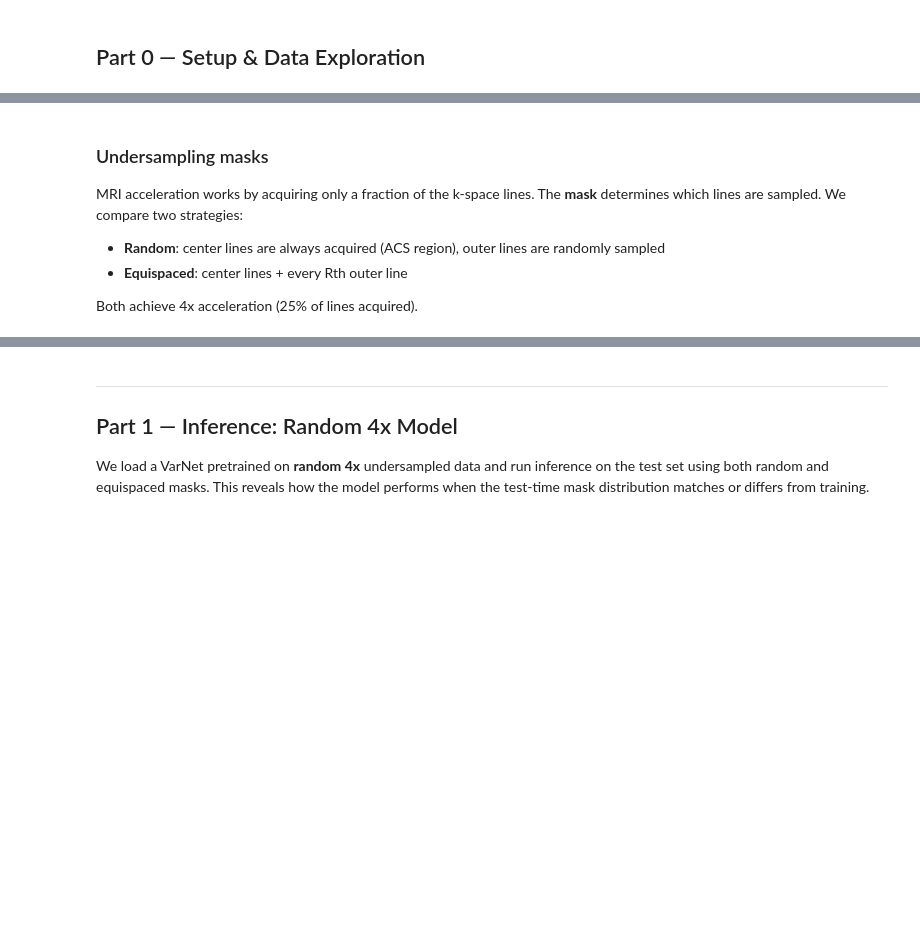
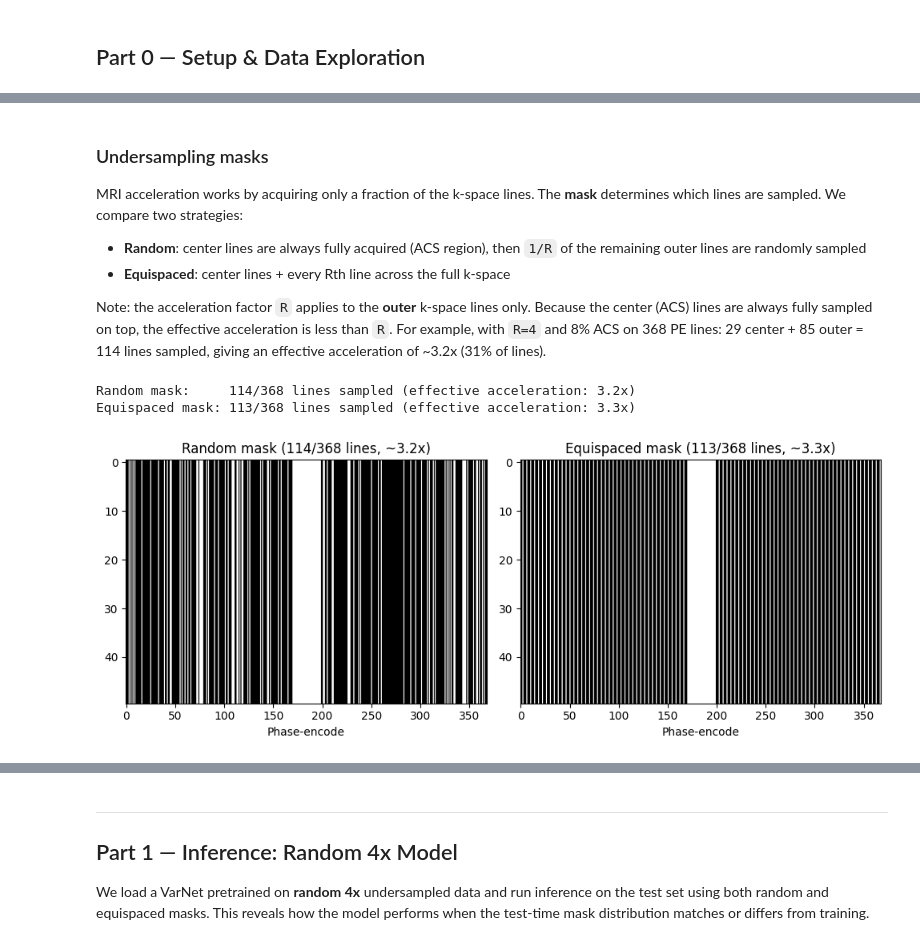
Before and after one commit to pjohnson519/dl-mri-recon-lab, a Jupyter notebook: notebooks/Lab1_VarNet.ipynb, the cells around one changed output, grey strips where cells are left out. Drawn from its saved outputs; the diff is of its cells as text; code cells hidden in the pictures; blank space fills up the shorter version.

```diff
--- a/notebooks/Lab1_VarNet.ipynb
+++ b/notebooks/Lab1_VarNet.ipynb
@@ -49,11 +56,17 @@ Let's check the split sizes and load one volume to explore.
 # %%
-# Load split CSV and count files per split
+# Load split CSV and count files per split (both contrasts)
 df = pd.read_csv(SPLIT_CSV)
+
+print("Volumes per split (PD + PDFS contrasts):")
+print(f"{'split':>5s}  {'PD':>4s}  {'PDFS':>4s}  {'total':>5s}")
+print("-" * 28)
 for split in ["train", "val", "test"]:
-    n = df[df["pdfs_split"] == split].shape[0]
-    print(f"{split:>5s}: {n} volumes")
+    n_pd   = df[df["pd_split"] == split].shape[0]
+    n_pdfs = df[df["pdfs_split"] == split].shape[0]
+    print(f"{split:>5s}  {n_pd:4d}  {n_pdfs:4d}  {n_pd + n_pdfs:5d}")
 
-# Get test file list (we'll use these throughout the lab)
-test_files = df.loc[df["pdfs_split"] == "test", "pdfs"].dropna().tolist()
-print(f"\nTest files: {len(test_files)}")
-print(f"Example: {test_files[0]}")
+# Build test file lists for each contrast (we'll use these throughout the lab)
+test_files_pd   = df.loc[df["pd_split"] == "test", "pd"].dropna().tolist()
+test_files_pdfs = df.loc[df["pdfs_split"] == "test", "pdfs"].dropna().tolist()
+test_files      = list(set(test_files_pd + test_files_pdfs))
+print(f"\nTest files: {len(test_files_pd)} PD + {len(test_files_pdfs)} PDFS = {len(test_files)} total")
@@ -130,44 +175,46 @@ plt.show()
 ### Undersampling masks
 
 MRI acceleration works by acquiring only a fraction of the k-space lines. The **mask** determines which lines are sampled. We compare two strategies:
-- **Random**: center lines are always acquired (ACS region), outer lines are randomly sampled
-- **Equispaced**: center lines + every Rth outer line
+- **Random**: center lines are always fully acquired (ACS region), then `1/R` of the remaining outer lines are randomly sampled
+- **Equispaced**: center lines + every Rth line across the full k-space
 
-Both achieve 4x acceleration (25% of lines acquired).
+Note: the acceleration factor `R` applies to the **outer** k-space lines only. Because the center (ACS) lines are always fully sampled on top, the effective acceleration is less than `R`. For example, with `R=4` and 8% ACS on 368 PE lines: 29 center + 85 outer = 114 lines sampled, giving an effective acceleration of ~3.2x (31% of lines).
 # %%
 # Generate and visualize random vs equispaced masks
 random_mask_func = RandomMaskFunc(center_fractions=[0.08], accelerations=[4])
 equi_mask_func   = EquispacedMaskFractionFunc(center_fractions=[0.08], accelerations=[4])
 
 shape = (1, 640, 368, 2)  # (coils, H, W, 2)
 random_mask, _ = random_mask_func(shape, seed=42)
 equi_mask, _   = equi_mask_func(shape, seed=42)
 
 # Masks are shape (1, 1, 368, 1) — squeeze to 1D for plotting
 rm_1d = random_mask.squeeze().numpy()
 em_1d = equi_mask.squeeze().numpy()
 
-fig, axes = plt.subplots(1, 3, figsize=(15, 4))
-
-# 1D mask pattern
-axes[0].plot(rm_1d, "b-", alpha=0.7, label=f"Random 4x ({rm_1d.sum():.0f}/{len(rm_1d)} lines)")
-axes[0].plot(em_1d + 1.1, "r-", alpha=0.7, label=f"Equispaced 4x ({em_1d.sum():.0f}/{len(em_1d)} lines)")
-axes[0].set_xlabel("Phase-encode index")
-axes[0].set_title("Sampling masks (1D)")
-axes[0].legend()
-axes[0].set_yticks([])
+# Print effective acceleration
+print(f"Random mask:     {rm_1d.sum():.0f}/{len(rm_1d)} lines sampled "
+      f"(effective acceleration: {len(rm_1d)/rm_1d.sum():.1f}x)")
+print(f"Equispaced mask: {em_1d.sum():.0f}/{len(em_1d)} lines sampled "
+      f"(effective acceleration: {len(em_1d)/em_1d.sum():.1f}x)")
 
 # Show masks as 2D (replicated across readout)
-axes[1].imshow(np.tile(rm_1d, (50, 1)), cmap="gray", aspect="auto")
-axes[1].set_title("Random 4x mask")
+fig, axes = plt.subplots(1, 2, figsize=(10, 4))
+
+axes[0].imshow(np.tile(rm_1d, (50, 1)), cmap="gray", aspect="auto")
+axes[0].set_title(f"Random mask ({rm_1d.sum():.0f}/{len(rm_1d)} lines, ~{len(rm_1d)/rm_1d.sum():.1f}x)")
+axes[0].set_xlabel("Phase-encode")
+
+axes[1].imshow(np.tile(em_1d, (50, 1)), cmap="gray", aspect="auto")
+axes[1].set_title(f"Equispaced mask ({em_1d.sum():.0f}/{len(em_1d)} lines, ~{len(em_1d)/em_1d.sum():.1f}x)")
 axes[1].set_xlabel("Phase-encode")
-
-axes[2].imshow(np.tile(em_1d, (50, 1)), cmap="gray", aspect="auto")
-axes[2].set_title("Equispaced 4x mask")
-axes[2].set_xlabel("Phase-encode")
 
 plt.tight_layout()
 plt.show()
+# %% [output]
+Random mask:     114/368 lines sampled (effective acceleration: 3.2x)
+Equispaced mask: 113/368 lines sampled (effective acceleration: 3.3x)
+[figure, added]
 # %%
 # Zero-filled reconstructions: what does undersampled data look like without a model?
 masked_random, mask_r, _ = apply_mask(kspace_t, random_mask_func, seed=42)
```
Also changed, not shown: parts of 17 cells of this notebook, 1 other file.
